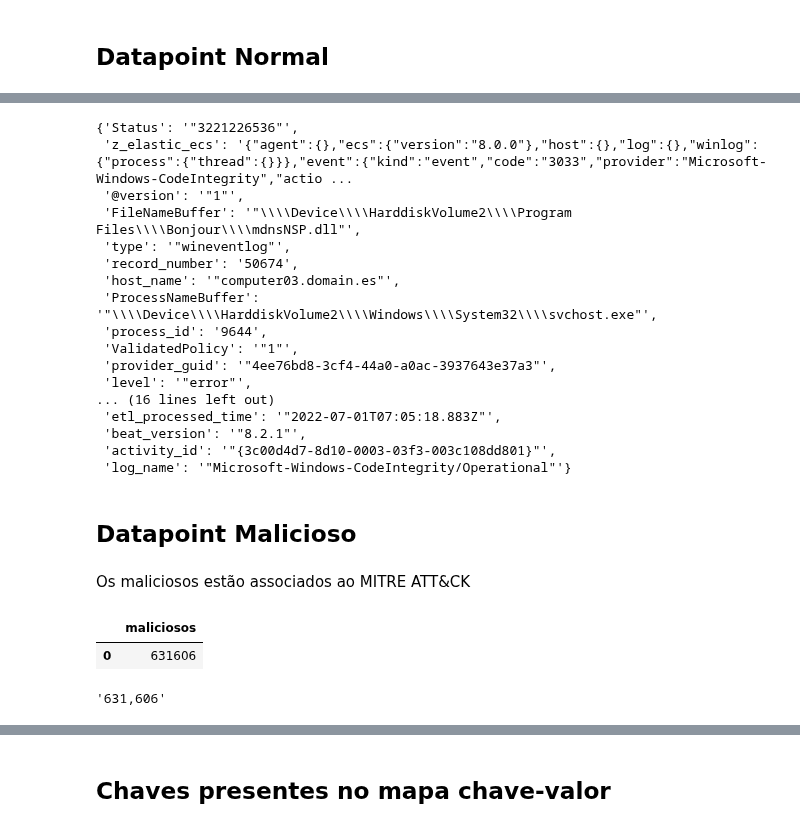
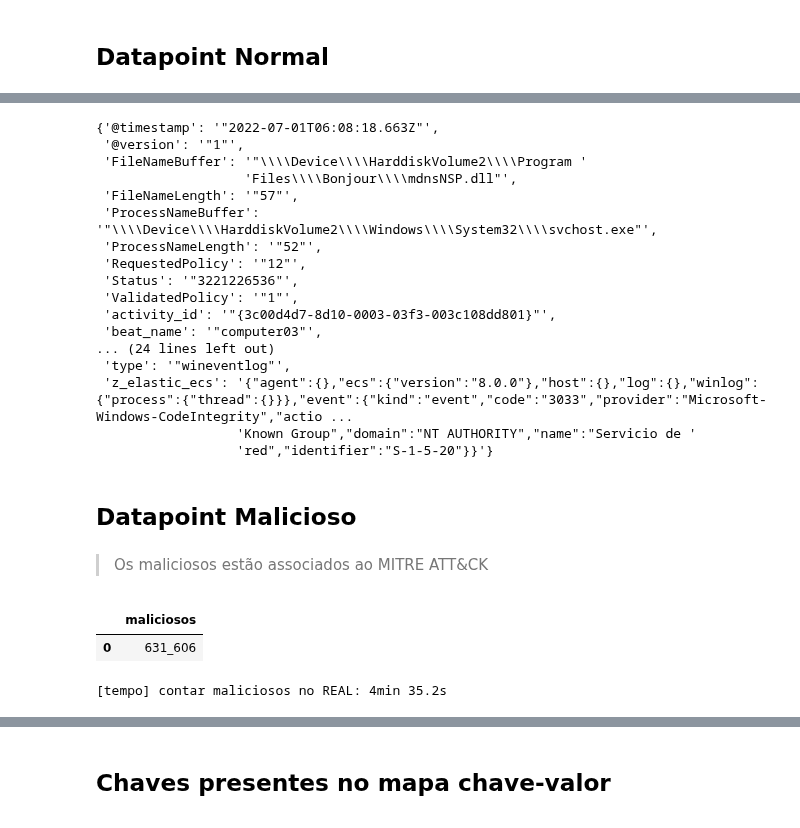
Before and after one commit to jpramires/mestrado, a Jupyter notebook: 2_Real_Exploração_Inicial.ipynb, the cells around one changed output, grey strips where cells are left out. Saved outputs shown, nothing was run; the diff lists cells and outputs as text; code cells hidden in the pictures.

```diff
--- a/2_Real_Exploração_Inicial.ipynb
+++ b/2_Real_Exploração_Inicial.ipynb
@@ -79,0 +40,7 @@ conn.sql("""
+# %%
+import duckdb
+import pandas as pd
+
+conn = duckdb.connect()
+conn.execute("SET threads = 15")
+conn.execute("SET memory_limit = '30GB'")
@@ -142,39 +133,41 @@ import pprint
 # %%
-real_json_example_datapoint = json.loads(real_df_example_datapoint['_source'].to_json())['0'] # esse 0 é pq na Series vem o índice do valor
+real_json_example_datapoint = json.loads(
+    real_df_example_datapoint["_source"].to_json()
+)["0"]
+pprint.pprint(real_json_example_datapoint, sort_dicts=True)
 # %% [output]
-{'Status': '"3221226536"',
+{'@timestamp': '"2022-07-01T06:08:18.663Z"',
+ '@version': '"1"',
+ 'FileNameBuffer': '"\\\\Device\\\\HarddiskVolume2\\\\Program '
+                   'Files\\\\Bonjour\\\\mdnsNSP.dll"',
+ 'FileNameLength': '"57"',
+ 'ProcessNameBuffer': '"\\\\Device\\\\HarddiskVolume2\\\\Windows\\\\System32\\\\svchost.exe"',
+ 'ProcessNameLength': '"52"',
+ 'RequestedPolicy': '"12"',
+ 'Status': '"3221226536"',
+ 'ValidatedPolicy': '"1"',
+ 'activity_id': '"{3c00d4d7-8d10-0003-03f3-003c108dd801}"',
+ 'beat_name': '"computer03"',
+... (24 lines left out)
+ 'type': '"wineventlog"',
  'z_elastic_ecs': '{"agent":{},"ecs":{"version":"8.0.0"},"host":{},"log":{},"winlog":{"process":{"thread":{}}},"event":{"kind":"event","code":"3033","provider":"Microsoft-Windows-CodeIntegrity","actio ...
- '@version': '"1"',
- 'FileNameBuffer': '"\\\\Device\\\\HarddiskVolume2\\\\Program Files\\\\Bonjour\\\\mdnsNSP.dll"',
- 'type': '"wineventlog"',
- 'record_number': '50674',
- 'host_name': '"computer03.domain.es"',
- 'ProcessNameBuffer': '"\\\\Device\\\\HarddiskVolume2\\\\Windows\\\\System32\\\\svchost.exe"',
- 'process_id': '9644',
- 'ValidatedPolicy': '"1"',
- 'provider_guid': '"4ee76bd8-3cf4-44a0-a0ac-3937643e37a3"',
- 'level': '"error"',
-... (16 lines left out)
- 'etl_processed_time': '"2022-07-01T07:05:18.883Z"',
- 'beat_version': '"8.2.1"',
- 'activity_id': '"{3c00d4d7-8d10-0003-03f3-003c108dd801}"',
- 'log_name': '"Microsoft-Windows-CodeIntegrity/Operational"'}
+                  'Known Group","domain":"NT AUTHORITY","name":"Servicio de '
+                  'red","identifier":"S-1-5-20"}}'}
 # %% [markdown]
 ## Datapoint Malicioso
 # %% [markdown]
-Os maliciosos estão associados ao MITRE ATT&CK
+> Os maliciosos estão associados ao MITRE ATT&CK
 # %%
-# contar maliciosos
-real_df_count_malicious = conn.sql("""
-    SELECT COUNT(*) AS maliciosos
-    FROM real
-    WHERE _source['rule_technique_id'] IS NOT NULL
-""").df()
+with cron(f"contar maliciosos no REAL"):
+    real_df_count_malicious = conn.sql("""
+        SELECT COUNT(*) AS maliciosos
+        FROM real
+        WHERE _source['rule_technique_id'] IS NOT NULL
+    """).df()
+
+    real_df_count_malicious.style.format({"maliciosos": "{:_}"})
 # %% [output]
 |  | maliciosos |
-| 0 | 631606 |
+| 0 | 631_606 |
+[tempo] contar maliciosos no REAL: 4min 35.2s
-# %%
-real_count_malicious = f"{real_df_count_malicious['maliciosos'][0]:,}"
-# %% [output]
-'631,606'
 # %%
```
Also changed, not shown: parts of 36 cells of this notebook, 14 other files.
